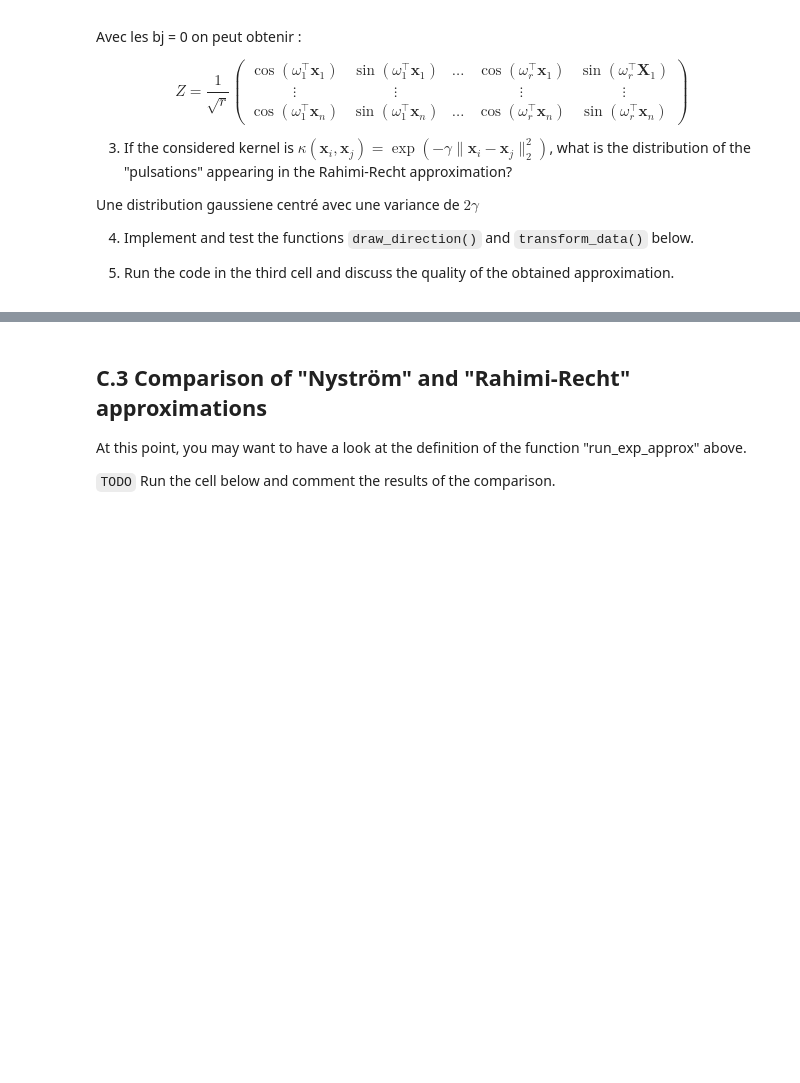
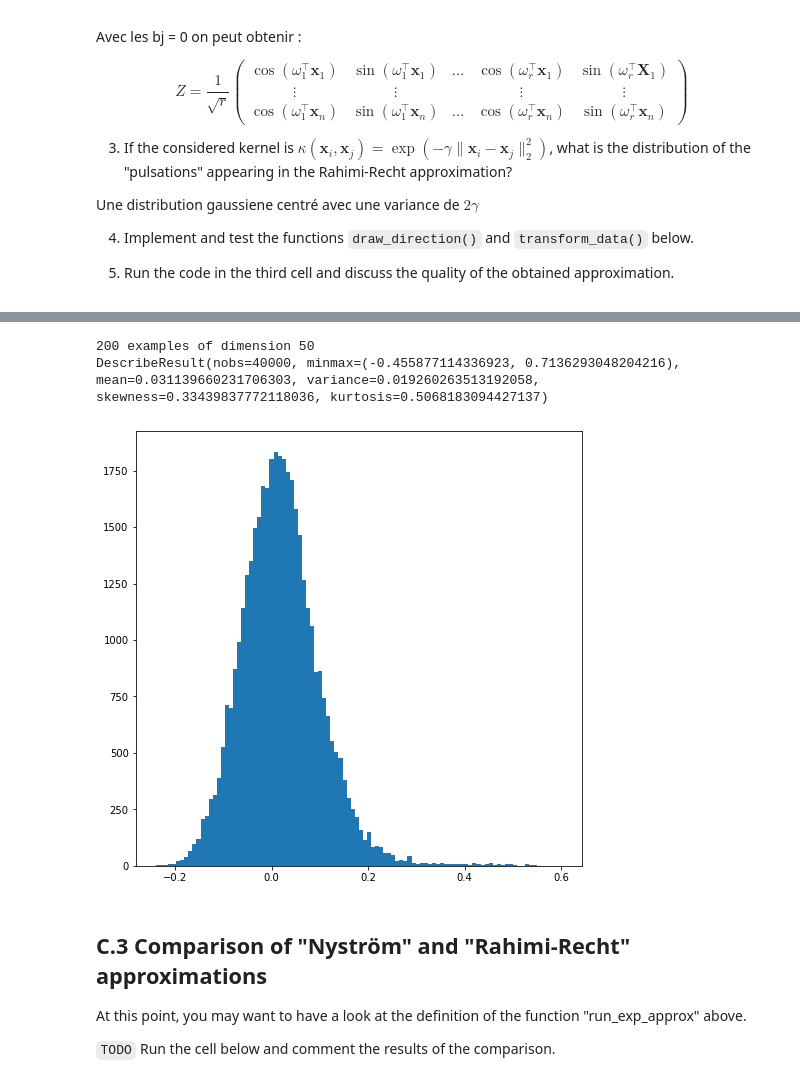
Before and after one commit to AdrienMarquer22/largescale, a Jupyter notebook: TP1_AdrienMarquer_JeanAlainMorel.ipynb, the cells around one changed output, grey strips where cells are left out. Saved outputs shown, nothing was run; the diff lists cells and outputs as text; code cells hidden in the pictures; blank space fills up the shorter version.

```diff
--- a/TP1_AdrienMarquer_JeanAlainMorel.ipynb
+++ b/TP1_AdrienMarquer_JeanAlainMorel.ipynb
@@ -530,9 +530,11 @@ def draw_directions(n_features, n_components=100, gamma=1.):
     W : array-like, shape (n_components/2, n_features)
         D directions, où D = n_features/2.
     """
-    # TODO: to implement
-    # TODO: be careful with the number of drawn directions
-    return False
+    # We apply fourrier transform over gausian kernel which is :
+    weights = (2.0 * gamma) ** 0.5 * np.random.normal(
+            size=(n_features, n_components)
+        )
+    return weights.T[:int(n_components/2),:]
 # %%
 def transform_data(X, W):
     """Transform the dataset.
@@ -548,7 +550,18 @@ def transform_data(X, W):
     -------
     Z : array-like, shape (n_samples, n_components)
     """
-    # TODO: to implement
+    print(W.shape)
+    r=W.shape[0] # We used r=2* W.shape[0] in MC approximation
+    print(r)
+    projection=np.dot(X,W.T)
+    print(projection.shape)
+    # 2r=n_components/2
+    np.cos(projection,projection)
+    print(projection.shape)
+
+
+    projection*= (1/r)**0.5
+    return projection
     return
 # %%
 sub_data = data_train[:200]
@@ -571,3 +592,18 @@ plt.show()
+# %%
+
+K_bis= RBFSampler(n_components=50,gamma=0.001)
+K_bis.fit(sub_data)
+sub_data_tilde_bis=K_bis.transform(sub_data)
+print(f'{sub_data_tilde_bis.shape[0]} examples of dimension {sub_data_tilde_bis.shape[1]}')
+K_tilde_bis=sub_data_tilde_bis @ sub_data_tilde_bis.transpose()
+print(describe((K_tilde_bis-K_tilde).flatten()))
+plt.figure(figsize=(8, 8))
+plt.hist((K-K_tilde).flatten(), bins=100)
+plt.show()
+# %% [output]
+200 examples of dimension 50
+DescribeResult(nobs=40000, minmax=(-0.455877114336923, 0.7136293048204216), mean=0.031139660231706303, variance=0.019260263513192058, skewness=0.33439837772118036, kurtosis=0.5068183094427137)
+[figure, added]
 # %% [markdown]
 ## C.3 Comparison of "Nyström" and "Rahimi-Recht" approximations
 
```
Also changed, not shown: parts of 6 cells of this notebook.
